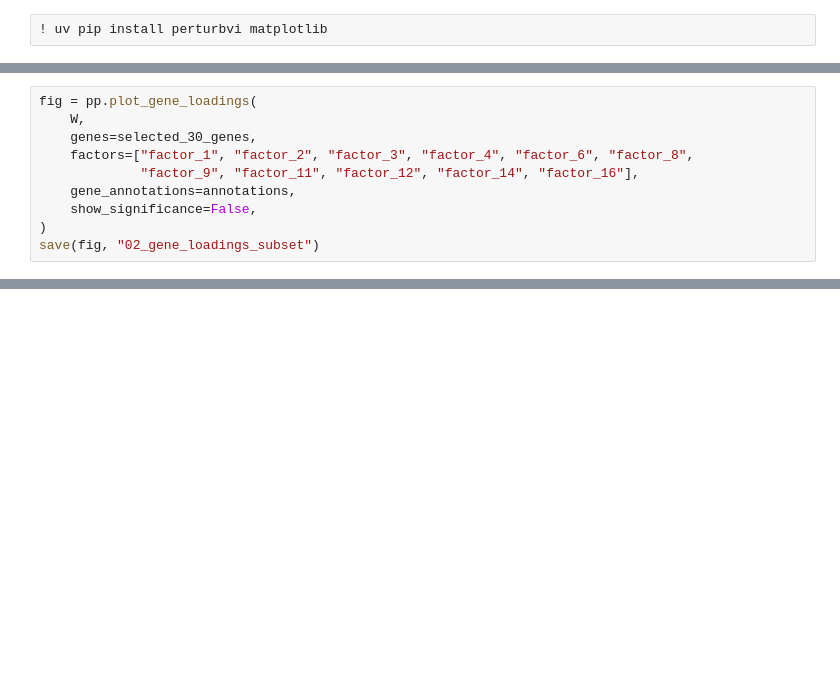
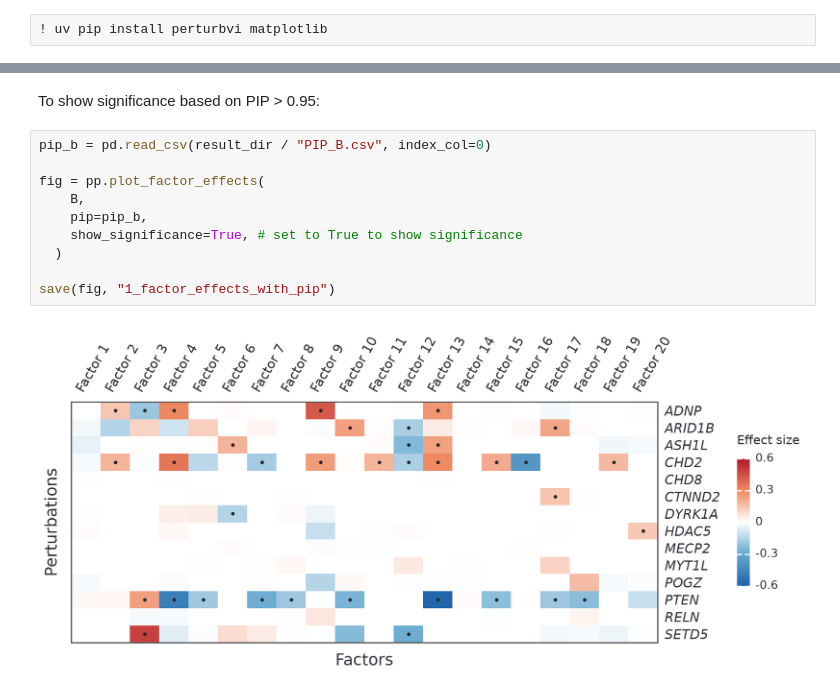
Before and after one commit to mancusolab/perturbvi, a Jupyter notebook: docs/luhmes.ipynb, the cells around one changed output, grey strips where cells are left out. Saved outputs shown, nothing was run; the diff lists cells and outputs as text; blank space fills up the shorter version.

```diff
--- a/docs/luhmes.ipynb
+++ b/docs/luhmes.ipynb
@@ -278,10 +6,0 @@ save(fig, "02_gene_loadings_with_pip")
-# %%
-fig = pp.plot_gene_loadings(
-    W,
-    genes=selected_30_genes,
-    factors=["factor_1", "factor_2", "factor_3", "factor_4", "factor_6", "factor_8",
-             "factor_9", "factor_11", "factor_12", "factor_14", "factor_16"],
-    gene_annotations=annotations,
-    show_significance=False,
-)
-save(fig, "02_gene_loadings_subset")
@@ -435,0 +97,14 @@ Bar length shows fold enrichment; each factor has its own x-axis range. Darker r
+# %% [markdown]
+To show significance based on PIP > 0.95:
+# %%
+pip_b = pd.read_csv(result_dir / "PIP_B.csv", index_col=0)
+
+fig = pp.plot_factor_effects(
+    B,
+    pip=pip_b,
+    show_significance=True, # set to True to show significance
+  )
+
+save(fig, "1_factor_effects_with_pip")
+# %% [output]
+[figure, added]
```
Also changed, not shown: parts of 80 cells of this notebook, 1 other file.
